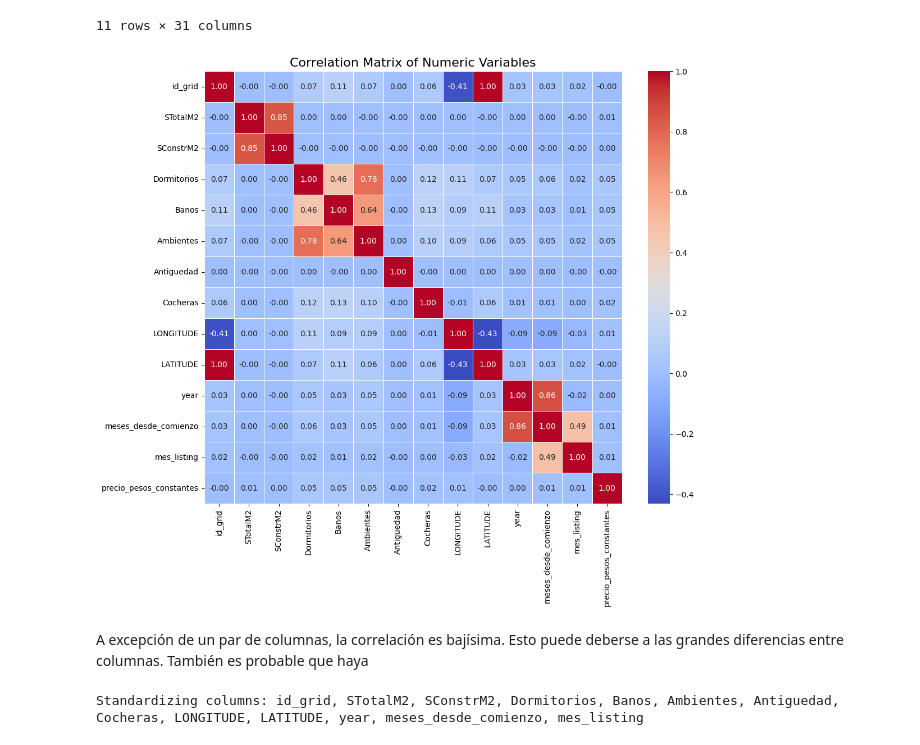
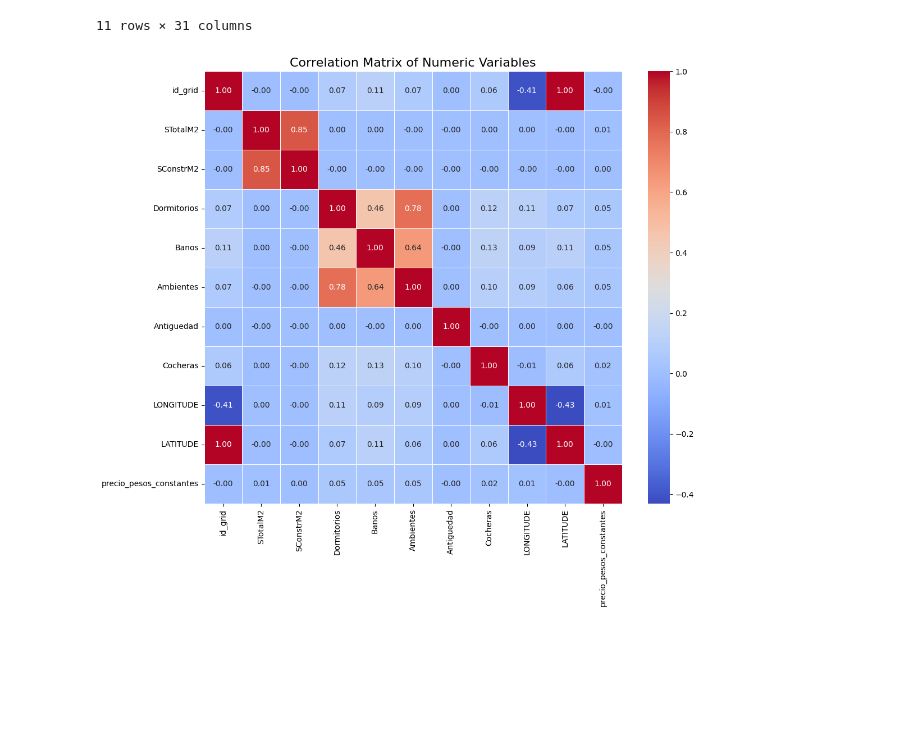
Before and after one commit to gonzabaleta/alquileres, a Jupyter notebook: notebooks/02-EDA-G.ipynb, the cells around one changed output. Saved outputs shown, nothing was run; the diff lists cells and outputs as text; code cells hidden in the pictures; blank space fills up the shorter version.

```diff
--- a/notebooks/02-EDA-G.ipynb
+++ b/notebooks/02-EDA-G.ipynb
@@ -32,14 +32,7 @@ df.describe(include="all")
 | max | 97826.000000 | 3.321555e+08 | 1.111111e+08 | 99.000000 | 212.000000 | 212.000000 | NaN | 2.192100e+06 | NaN | ... |
 11 rows × 31 columns
 # %%
-NUMERIC_COLS = ["id_grid", "STotalM2", "SConstrM2", "Dormitorios", "Banos", "Ambientes", "Antiguedad", "Cocheras", "LONGITUDE", "LATITUDE", "year", "meses_desde_comienzo", "mes_listing", TARGET]
-
-plot_correlation_heatmap(df, NUMERIC_COLS)
+NUMERICAL_FEATURES = ["id_grid", "STotalM2", "SConstrM2", "Dormitorios", "Banos", "Ambientes", "Antiguedad", "Cocheras", "LONGITUDE", "LATITUDE"]
+plot_correlation_heatmap(df, NUMERICAL_FEATURES + [TARGET])
 # %% [output]
-[figure, old version]
+[figure, new version]
-# %% [markdown]
-A excepción de un par de columnas, la correlación es bajísima. Esto puede deberse a las grandes diferencias entre columnas. También es probable que haya
-# %%
-df_std, params_df_std = standardize_features(df, NUMERIC_COLS[:-1])
-# %% [output]
-Standardizing columns: id_grid, STotalM2, SConstrM2, Dormitorios, Banos, Ambientes, Antiguedad, Cocheras, LONGITUDE, LATITUDE, year, meses_desde_comienzo, mes_listing
```
Also changed, not shown: parts of 21 cells of this notebook, 2 other files.
